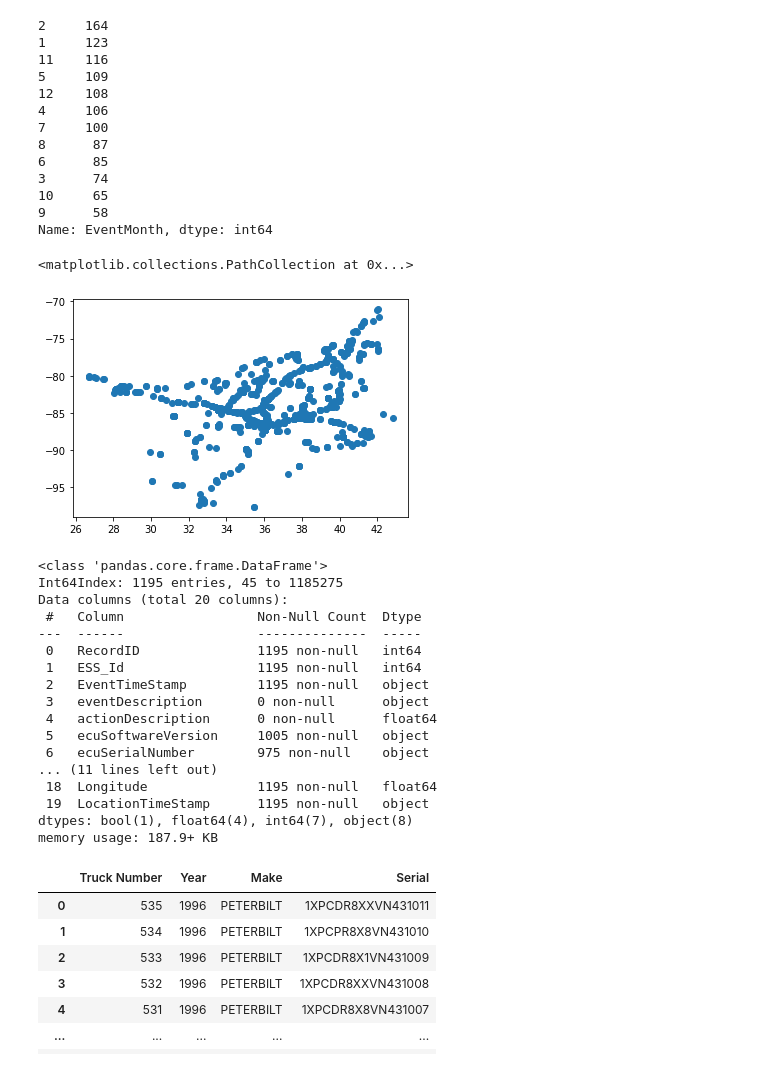
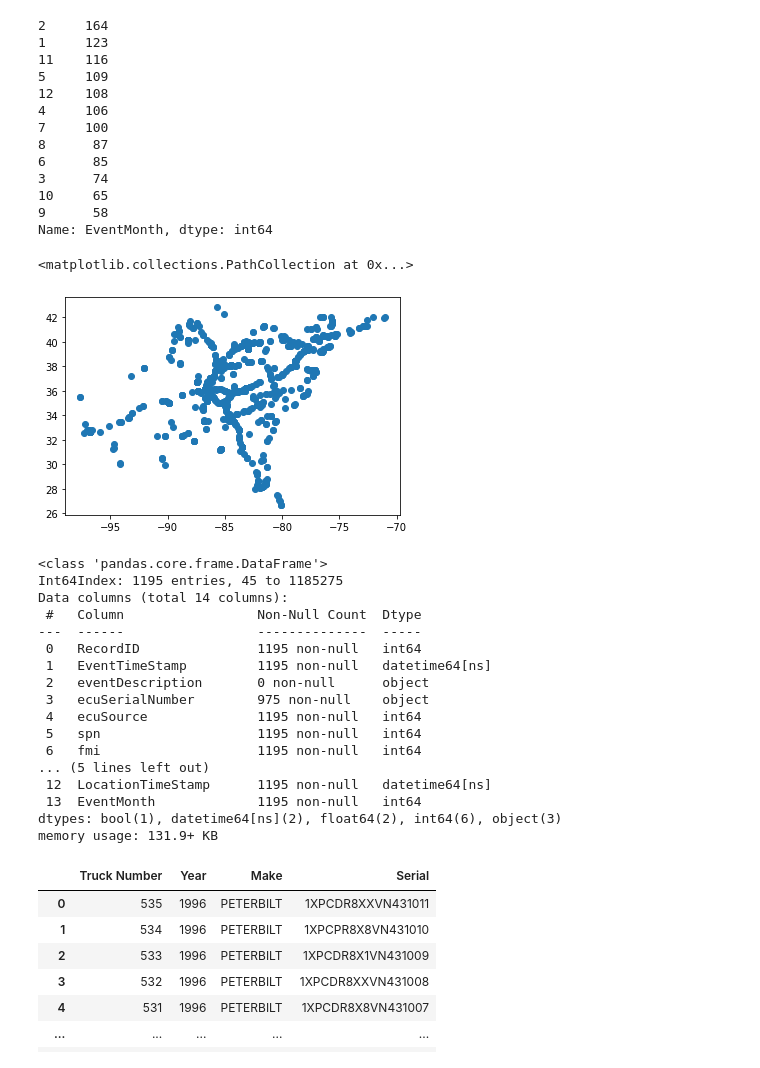
Before and after one commit to nss-data-science-cohort-5/big_g_express-domo-arigato-mr-robot, a Jupyter notebook: notebook/01_Big_G_Express_Zhang.ipynb, the cells around one changed output. Cells and saved outputs as stored; diff of their text form; code cells hidden in the pictures.

```diff
--- a/notebook/01_Big_G_Express_Zhang.ipynb
+++ b/notebook/01_Big_G_Express_Zhang.ipynb
@@ -4,7 +4,21 @@ import matplotlib.pyplot as plt
 import seaborn as sns
 import folium
 # %%
-faults = pd.read_csv('../data/J1939Faults.csv')
+faults = pd.read_csv('../data/J1939Faults.csv',
+                    usecols=['RecordID',
+                             'EventTimeStamp',
+                            'eventDescription',
+                            'ecuSerialNumber',
+                            'ecuSource',
+                            'spn',
+                            'fmi',
+                            'active',
+                            'activeTransitionCount',
+                            'EquipmentID',
+                            'Latitude',
+                            'Longitude',
+                            'LocationTimeStamp'
+                            ])
 faults['EventTimeStamp'] = pd.to_datetime(faults['EventTimeStamp'])
 faults['LocationTimeStamp'] = pd.to_datetime(faults['LocationTimeStamp'])
 diag = pd.read_csv('../data/VehicleDiagnosticOnboardData.csv')
@@ -117,30 +170,30 @@ derate['EventMonth'].value_counts()
 9      58
 Name: EventMonth, dtype: int64
 # %%
-plt.scatter(derate['Latitude'], derate['Longitude'])
+plt.scatter(derate['Longitude'], derate['Latitude'])
 # %% [output]
 <matplotlib.collections.PathCollection at 0x...>
-[figure, old version]
+[figure, new version]
 # %%
 derate.info()
 # %% [output]
 <class 'pandas.core.frame.DataFrame'>
 Int64Index: 1195 entries, 45 to 1185275
-Data columns (total 20 columns):
+Data columns (total 14 columns):
  #   Column                 Non-Null Count  Dtype
 ---  ------                 --------------  -----
  0   RecordID               1195 non-null   int64
- 1   ESS_Id                 1195 non-null   int64
- 2   EventTimeStamp         1195 non-null   object
- 3   eventDescription       0 non-null      object
- 4   actionDescription      0 non-null      float64
- 5   ecuSoftwareVersion     1005 non-null   object
- 6   ecuSerialNumber        975 non-null    object
-... (11 lines left out)
- 18  Longitude              1195 non-null   float64
- 19  LocationTimeStamp      1195 non-null   object
-dtypes: bool(1), float64(4), int64(7), object(8)
-memory usage: 187.9+ KB
+ 1   EventTimeStamp         1195 non-null   datetime64[ns]
+ 2   eventDescription       0 non-null      object
+ 3   ecuSerialNumber        975 non-null    object
+ 4   ecuSource              1195 non-null   int64
+ 5   spn                    1195 non-null   int64
+ 6   fmi                    1195 non-null   int64
+... (5 lines left out)
+ 12  LocationTimeStamp      1195 non-null   datetime64[ns]
+ 13  EventMonth             1195 non-null   int64
+dtypes: bool(1), datetime64[ns](2), float64(2), int64(6), object(3)
+memory usage: 131.9+ KB
 # %%
 vehicle
 # %% [output]
```
Also changed, not shown: parts of 22 cells of this notebook.
